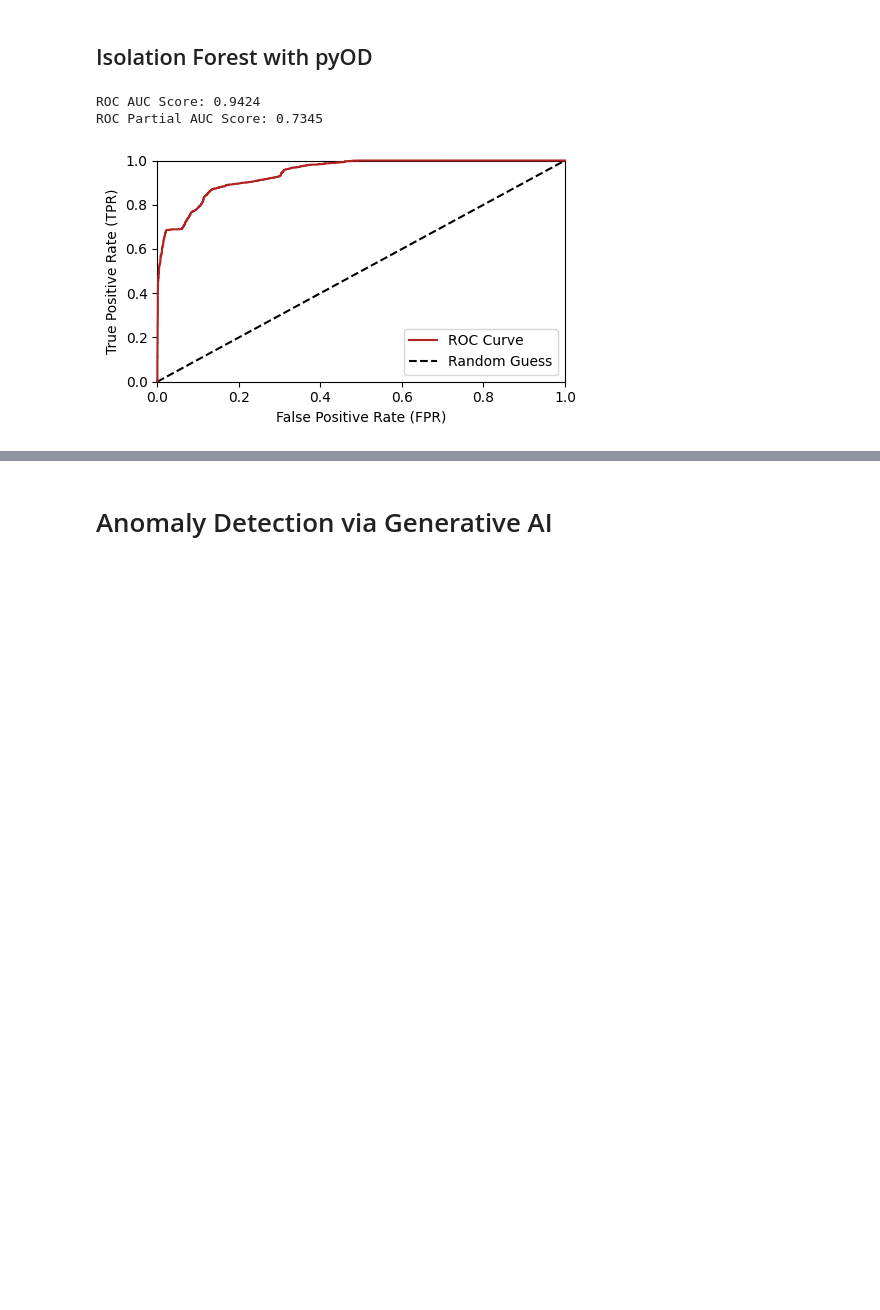
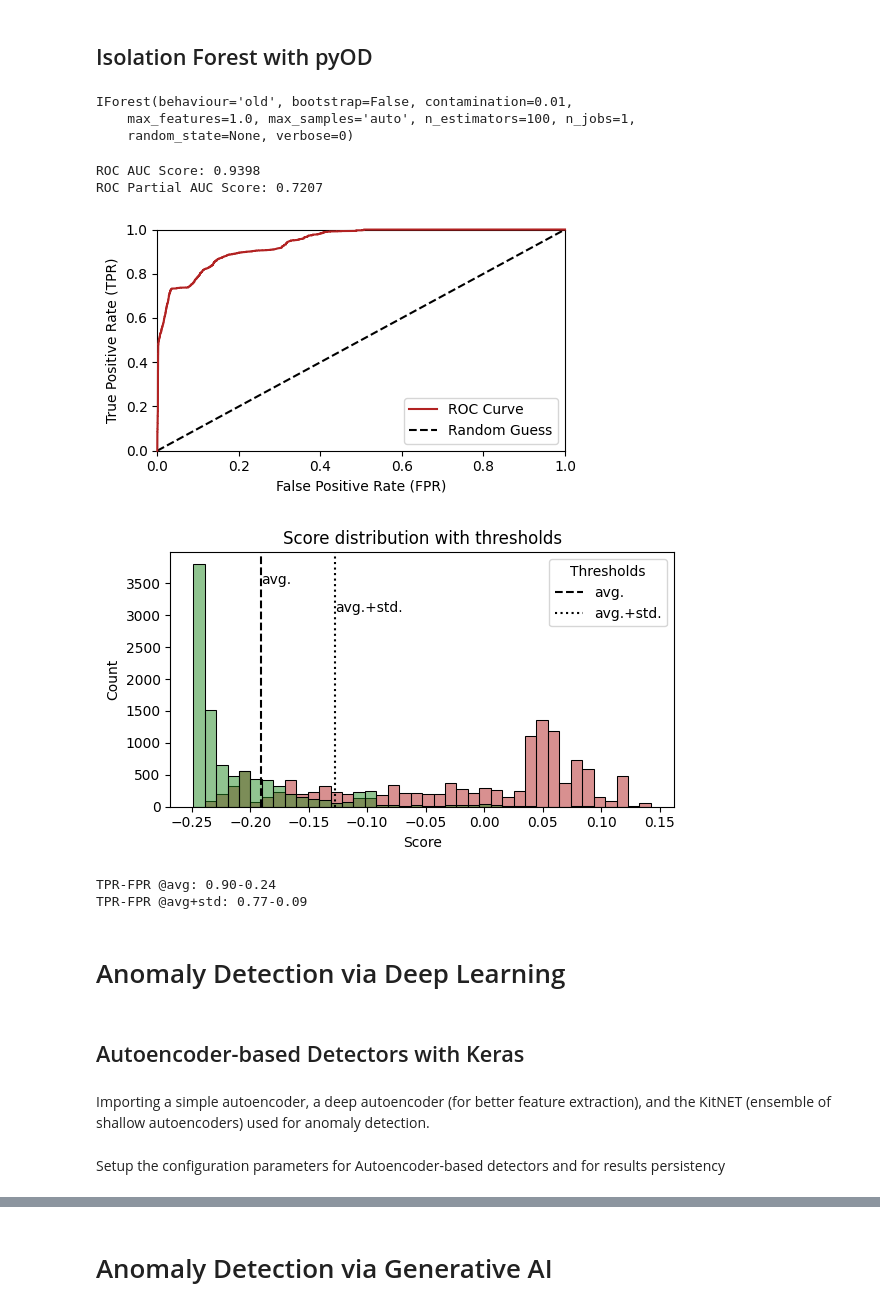
Before and after one commit to jmpr0/practical-nids, a Jupyter notebook: 01_anomaly_detection.ipynb, the cells around one changed output, grey strips where cells are left out. Cells and saved outputs as stored; diff of their text form; code cells hidden in the pictures; blank space fills up the shorter version.

```diff
--- a/01_anomaly_detection.ipynb
+++ b/01_anomaly_detection.ipynb
@@ -871,40 +127,66 @@ ROC Partial AUC Score: 0.5153
 # Anomaly Detection via Machine Learning
 # %% [markdown]
 ## Isolation Forest with pyOD
+# %%
+import os
+import numpy as np
+from pyod.models.iforest import IForest
+from sklearn.metrics import roc_auc_score
+
+# Initialize and train the IF model
+if_ = IForest(n_estimators=100, max_samples='auto', contamination=0.01)
+if_.fit(X_train)
+# %% [output]
+IForest(behaviour='old', bootstrap=False, contamination=0.01,
+    max_features=1.0, max_samples='auto', n_estimators=100, n_jobs=1,
+    random_state=None, verbose=0)
 # %%
-import os
-import numpy as np
-from pyod.models.iforest import IForest
-from sklearn.metrics import roc_auc_score
-
-# Initialize and train the IF model
-if_ = IForest(n_estimators=100, max_samples='auto', contamination=0.01)
-if_.fit(X_train)
-
 # Extract IF raw scores (higher score = more anomalous)
 y_score = if_.decision_function(X_test)  # Raw anomaly scores
+y_score_val = if_.decision_function(X_val)  # Raw anomaly scores
 
 # Convert y_test to binary format if necessary (ensure it's 0 or 1)
 y_test_binary = [0 if v == encoded_legit_class else 1 for v in y_test.astype(int)]
 
 # Compute ROC-AUC
 roc_auc = roc_auc_score(y_test_binary, y_score)
 print(f'ROC AUC Score: {roc_auc:.4f}')
 roc_pauc = roc_auc_score(y_test_binary, y_score, max_fpr=0.01)
 print(f'ROC Partial AUC Score: {roc_pauc:.4f}')
 
 # Define the save path (modify `results_path` and `model_name` accordingly)
 results_path = "./results"  # Change this to your preferred directory
 model_name = "IF"
 os.makedirs(results_path, exist_ok=True)
 
 # Plot and save the ROC curve
 plot_roc(
     y_test_binary,
     y_score,
     savefig=os.path.join(results_path, f'ROC_{model_name}')
 )
+
+metrics = plot_score_hist_with_thresholds(
+    y_true=y_test_binary,
+    y_score=y_score,
+    y_score_val=y_score_val,          # or None to use y_score
+    figsize=(6, 3.5),
+    bins=40,
+    stat="count",
+    title="Score distribution with thresholds",
+)
+print(f"TPR-FPR @avg: {metrics['tpr_thr_avg']:.2f}-{metrics['fpr_thr_avg']:.2f}")
+print(f"TPR-FPR @avg+std: {metrics['tpr_thr_avg_std']:.2f}-{metrics['fpr_thr_avg_std']:.2f}")
 # %% [output]
-ROC AUC Score: 0.9424
-ROC Partial AUC Score: 0.7345
+ROC AUC Score: 0.9398
+ROC Partial AUC Score: 0.7207
-[figure, old version]
+[figure, new version]
+[figure, added]
+TPR-FPR @avg: 0.90-0.24
+TPR-FPR @avg+std: 0.77-0.09
+# %% [markdown]
+# Anomaly Detection via Deep Learning
+# %% [markdown]
+## Autoencoder-based Detectors with Keras
+# %% [markdown]
+Importing a simple autoencoder, a deep autoencoder (for better feature extraction), and the KitNET (ensemble of shallow autoencoders) used for anomaly detection.
@@ -910,0 +197,2 @@ ROC Partial AUC Score: 0.7345
+# %% [markdown]
+Setup the configuration parameters for Autoencoder-based detectors and for results persistency
```
Also changed, not shown: parts of 71 cells of this notebook, 7 other files.
